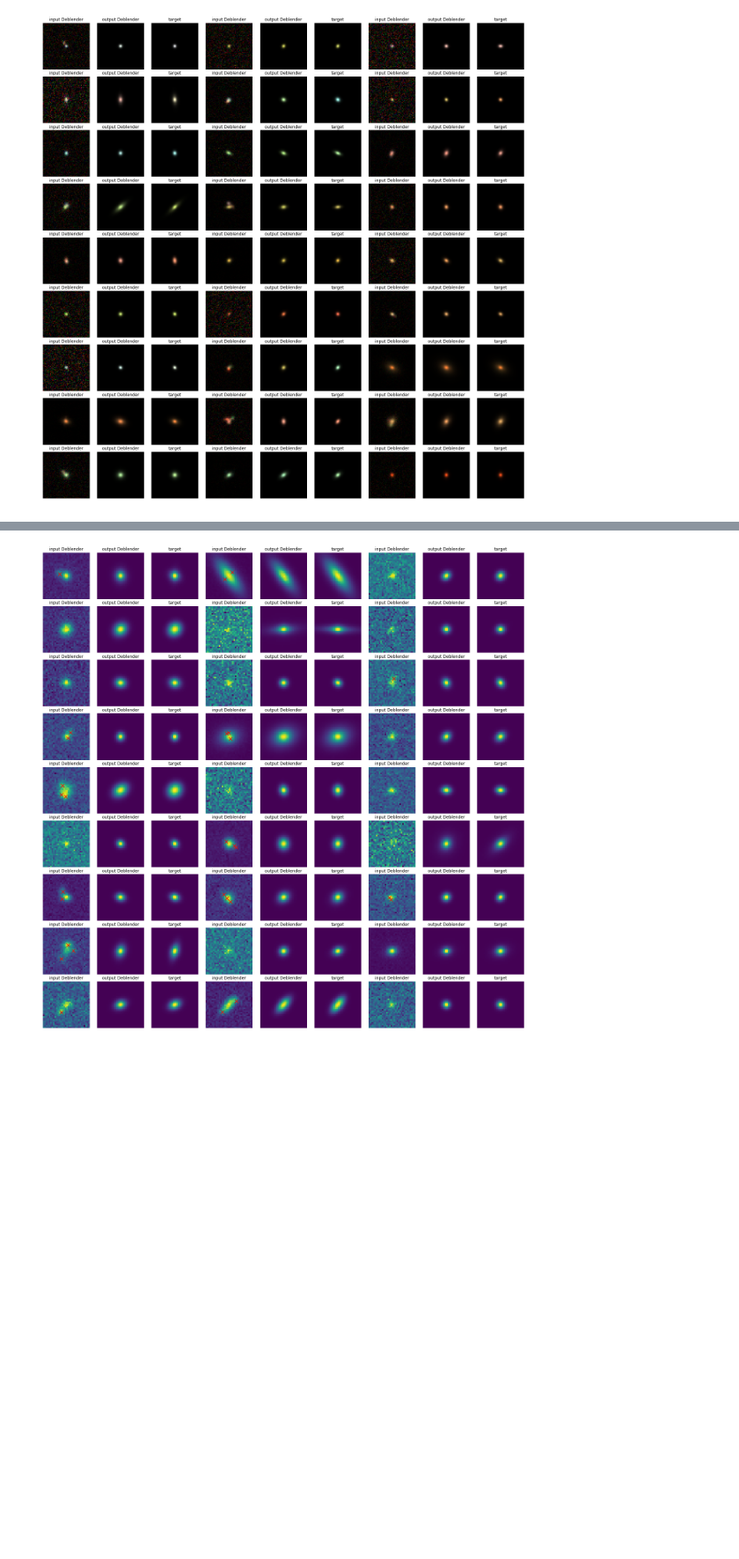
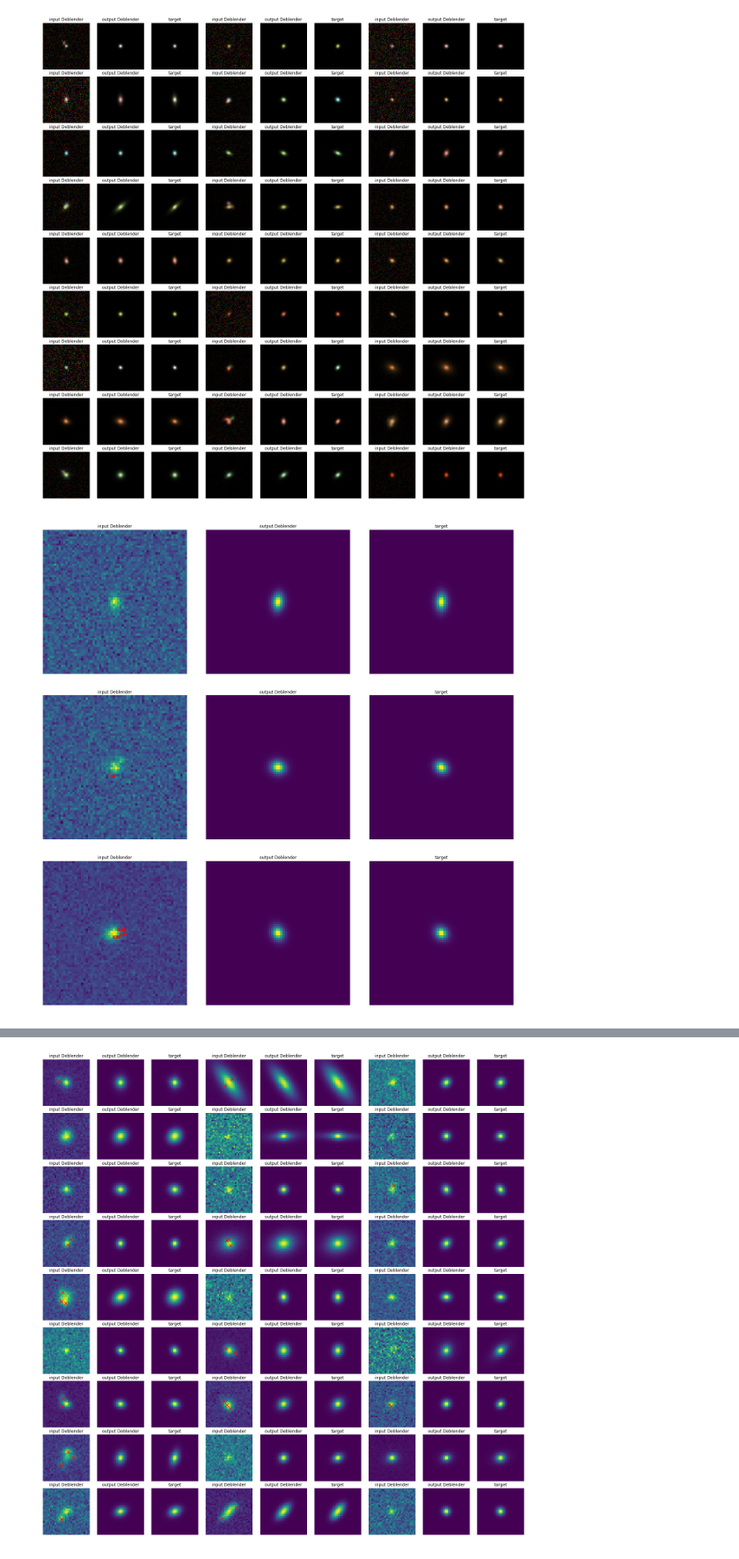
Before and after one commit to LSSTDESC/DeblenderVAE, a Jupyter notebook: notebooks/Deblender/Plots_Deblender-LSST-uni11.ipynb, the cells around one changed output, grey strips where cells are left out. Shown at 88% size. Saved outputs shown, nothing was run; the diff lists cells and outputs as text; code cells hidden in the pictures; blank space fills up the shorter version.

```diff
--- a/notebooks/Deblender/Plots_Deblender-LSST-uni11.ipynb
+++ b/notebooks/Deblender/Plots_Deblender-LSST-uni11.ipynb
@@ -134,6 +134,43 @@ for i in range(N_plot):
 (100,) [24.35258549518559, 28.71692531686275, 26.439395861080968, 27.649665054221213]
 OK
 [figure]
+# %%
+N_plot = 3
+
+indices = np.random.choice(100, size=N_plot*N_plot, replace=False)
+
+input_lsst = batch_gen.__getitem__(2)
+input_noisy = input_lsst[0]
+input_noiseless = input_lsst[1]
+
+output_deblender_lsst = deblender.predict(input_lsst[0], batch_size = 100)
+
+output_deblender_lsst = denorm(output_deblender_lsst, bands, channel_last = True)
+input_noisy = denorm(input_noisy, bands, channel_last = True)
+input_noiseless = denorm(input_noiseless, bands, channel_last = True)
+
+mag = input_lsst[2]
+shift = input_lsst[3]
+blendedness_lsst = input_lsst[7]
+# %%
+fig, axes = plt.subplots(N_plot, N_plot, figsize=(25, 25))
+fig.subplots_adjust(wspace=.01, hspace=.15)
+
+for i in range(N_plot):
+    for j in range(0,N_plot,3):
+        scatter_galaxies(input_noisy[indices[i*N_plot+j]][:,:,2], shift[indices[i*N_plot+j]],0.2,64,scatter = 'blendedness', blendedness = blendedness_lsst[indices[i*N_plot+j]], ax = axes[i,j])
+
+        axes[i,j+1].imshow(output_deblender_lsst[indices[i*N_plot+j]][:,:,2])
+        axes[i,j+2].imshow(input_noiseless[indices[i*N_plot+j]][:,:,2])
+
+        axes[i,j].axis('off')
+        axes[i,j].set_title('input Deblender')
+        axes[i,j+1].axis('off')
+        axes[i,j+1].set_title('output Deblender')
+        axes[i,j+2].axis('off')
+        axes[i,j+2].set_title('target')
+# %% [output]
+[figure, added]
 # %%
 N_plot = 9
 
```
Also changed, not shown: parts of 2 cells of this notebook, 1 other file.
